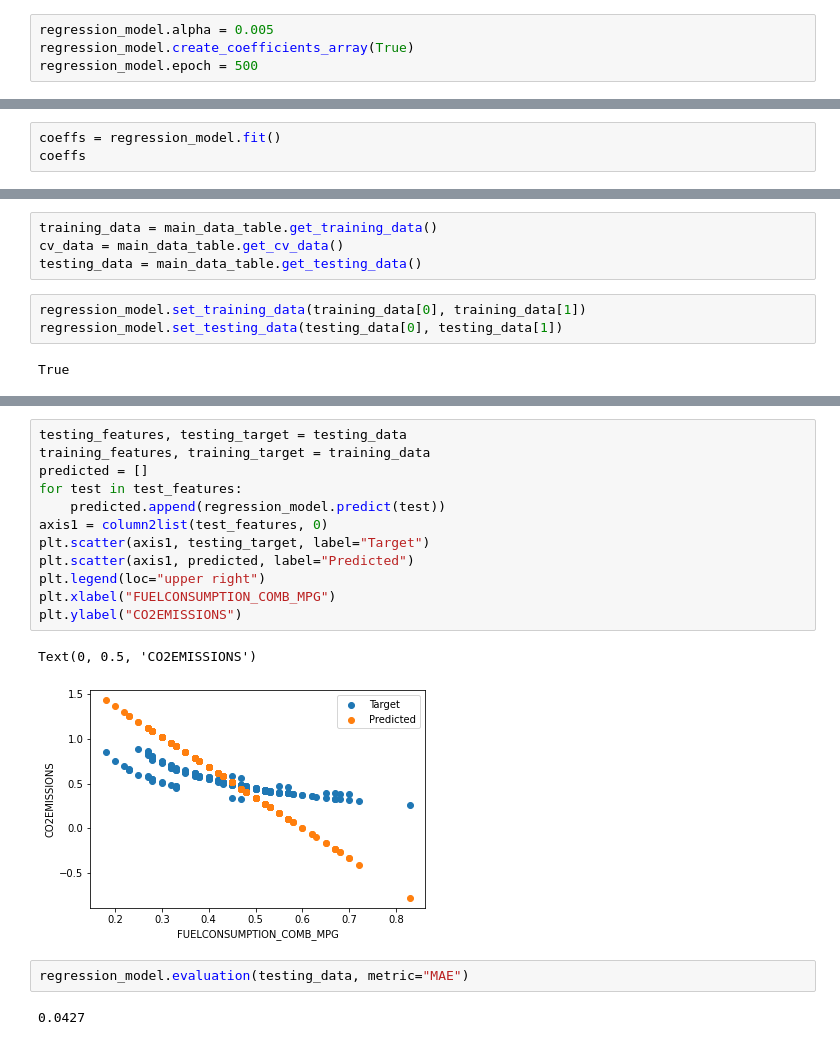
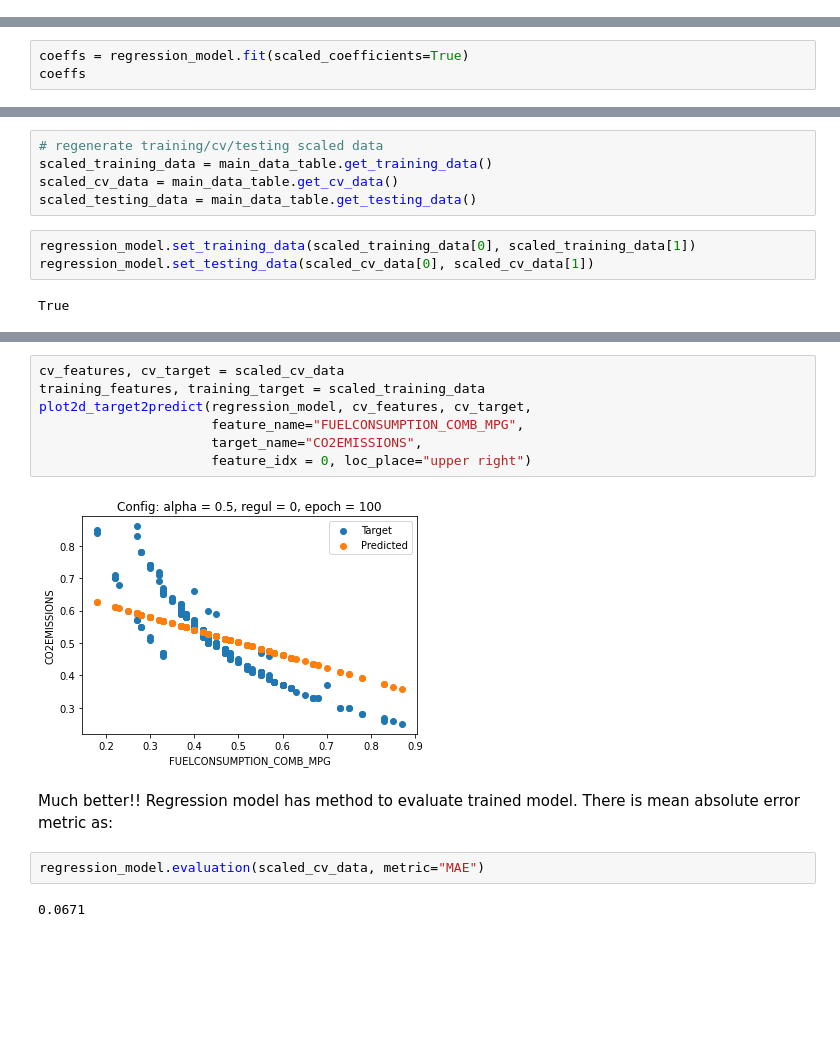
Before and after one commit to kotsky/ai-dev, a Jupyter notebook: regression_workflow.ipynb, the cells around one changed output, grey strips where cells are left out. Cells and saved outputs as stored; diff of their text form; blank space fills up the shorter version.

```diff
--- a/regression_workflow.ipynb
+++ b/regression_workflow.ipynb
@@ -184,4 +251,0 @@ Training is completed with 1000 iterations
-# %%
-regression_model.alpha = 0.005
-regression_model.create_coefficients_array(True)
-regression_model.epoch = 500
@@ -192,4 +258,4 @@ regression_model.coefficients
 # %%
-coeffs = regression_model.fit()
+coeffs = regression_model.fit(scaled_coefficients=True)
 coeffs
 # %% [output]
@@ -235,9 +314,10 @@ main_data_table.plot(features2target=True)
 # %%
-training_data = main_data_table.get_training_data()
-cv_data = main_data_table.get_cv_data()
-testing_data = main_data_table.get_testing_data()
+# regenerate training/cv/testing scaled data
+scaled_training_data = main_data_table.get_training_data()
+scaled_cv_data = main_data_table.get_cv_data()
+scaled_testing_data = main_data_table.get_testing_data()
 # %%
-regression_model.set_training_data(training_data[0], training_data[1])
-regression_model.set_testing_data(testing_data[0], testing_data[1])
+regression_model.set_training_data(scaled_training_data[0], scaled_training_data[1])
+regression_model.set_testing_data(scaled_cv_data[0], scaled_cv_data[1])
 # %% [output]
 True
@@ -259,19 +345,15 @@ Training is completed with 100 iterations
 # %%
-testing_features, testing_target = testing_data
-training_features, training_target = training_data
-predicted = []
-for test in test_features:
-    predicted.append(regression_model.predict(test))
-axis1 = column2list(test_features, 0)
-plt.scatter(axis1, testing_target, label="Target")
-plt.scatter(axis1, predicted, label="Predicted")
-plt.legend(loc="upper right")
-plt.xlabel("FUELCONSUMPTION_COMB_MPG")
-plt.ylabel("CO2EMISSIONS")
+cv_features, cv_target = scaled_cv_data
+training_features, training_target = scaled_training_data
+plot2d_target2predict(regression_model, cv_features, cv_target,
+                      feature_name="FUELCONSUMPTION_COMB_MPG",
+                      target_name="CO2EMISSIONS",
+                      feature_idx = 0, loc_place="upper right")
 # %% [output]
-Text(0, 0.5, 'CO2EMISSIONS')
-[figure, old version]
+[figure, new version]
+# %% [markdown]
+Much better!! Regression model has method to evaluate trained model. There is mean absolute error metric as:
 # %%
-regression_model.evaluation(testing_data, metric="MAE")
+regression_model.evaluation(scaled_cv_data, metric="MAE")
 # %% [output]
-0.0427
+0.0671
```
Also changed, not shown: parts of 100 cells of this notebook, 2 other files.
